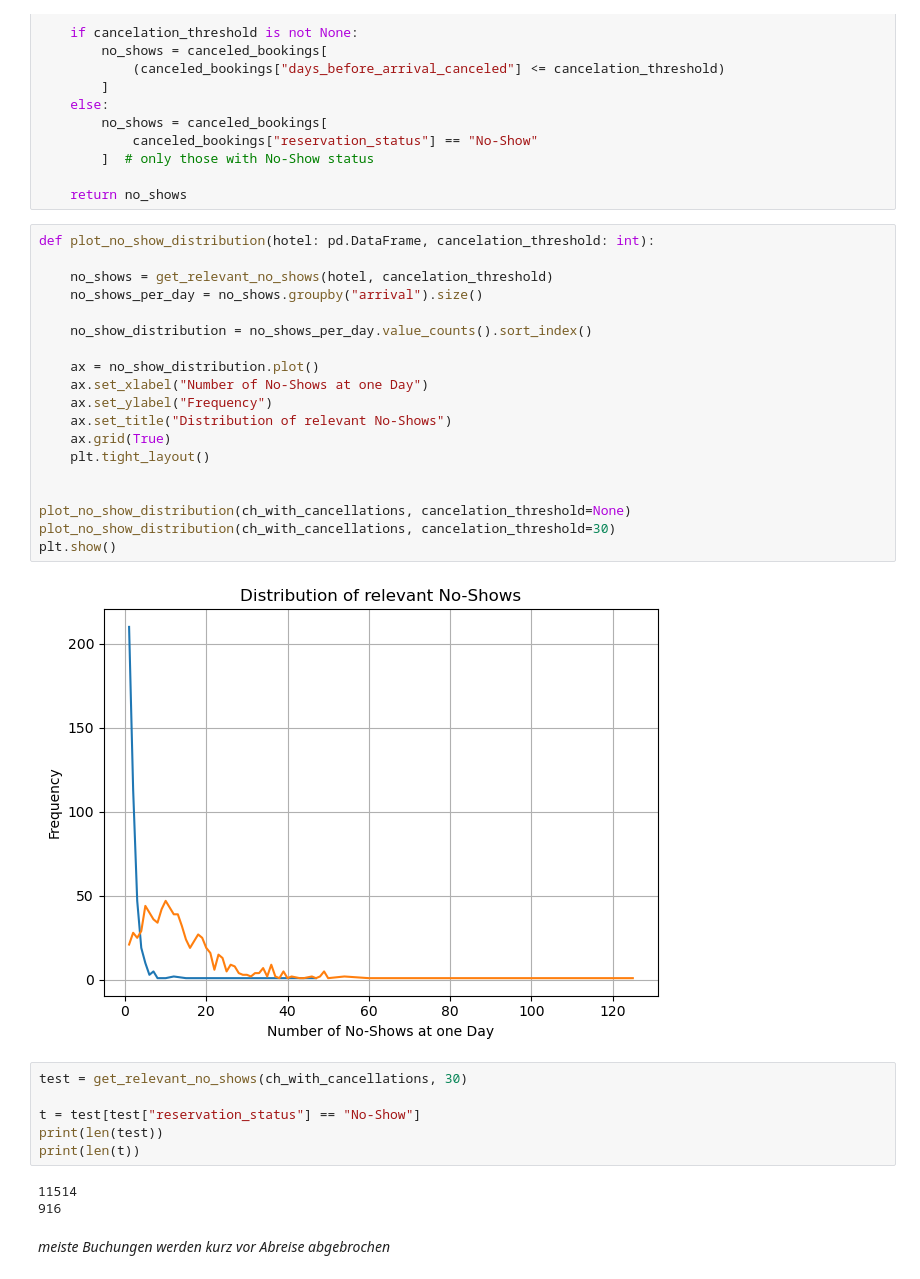
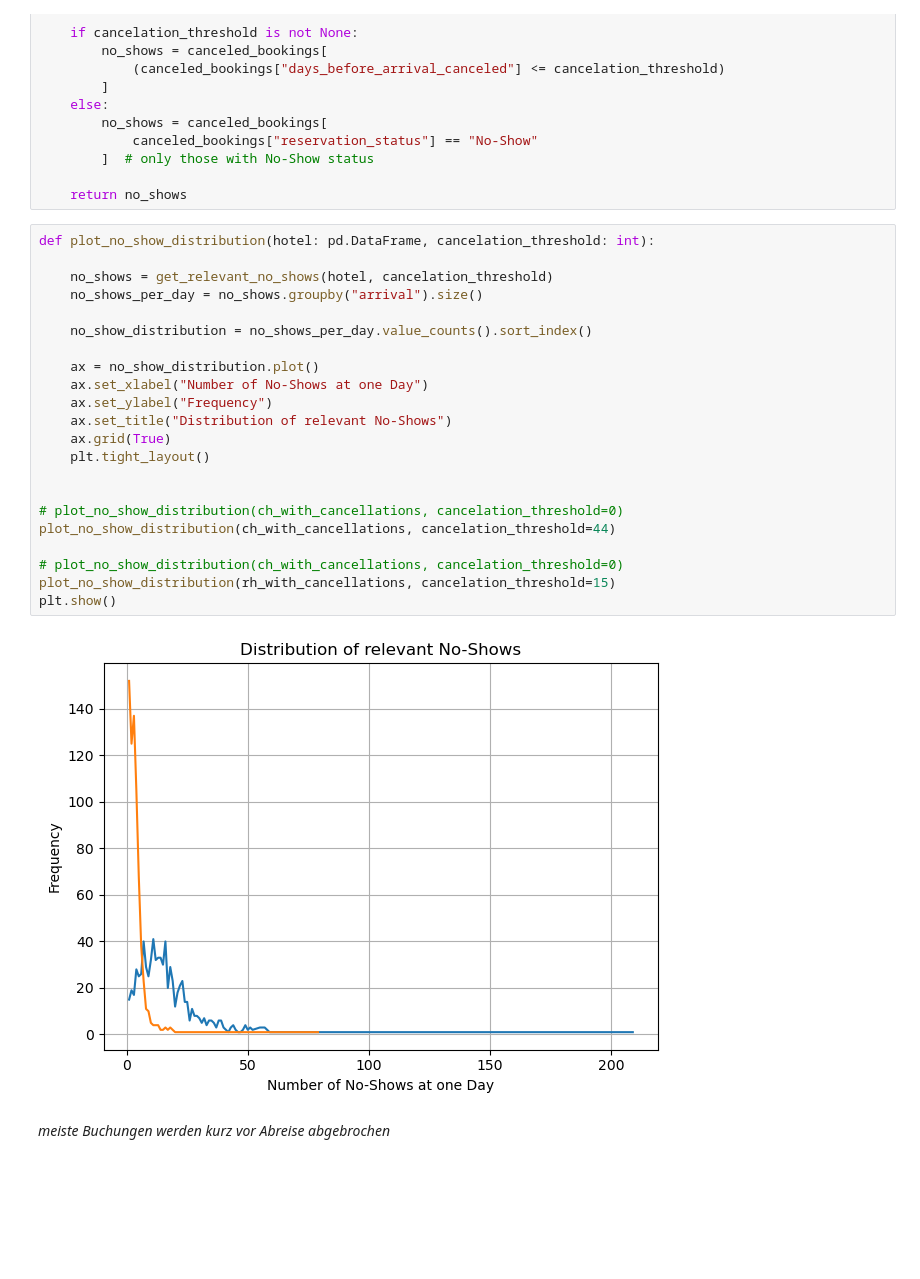
Before and after one commit to Omid-Sedighi-Mornani/case-study-template-revenue-management-Kilian-Jetschni-Omid-Sedighi-Mornani, a Jupyter notebook: solution.ipynb, the cells around one changed output. Cells and saved outputs as stored; diff of their text form; blank space fills up the shorter version.

```diff
--- a/solution.ipynb
+++ b/solution.ipynb
@@ -766,33 +778,27 @@ def get_relevant_no_shows(
 # %%
 def plot_no_show_distribution(hotel: pd.DataFrame, cancelation_threshold: int):
 
     no_shows = get_relevant_no_shows(hotel, cancelation_threshold)
     no_shows_per_day = no_shows.groupby("arrival").size()
 
     no_show_distribution = no_shows_per_day.value_counts().sort_index()
 
     ax = no_show_distribution.plot()
     ax.set_xlabel("Number of No-Shows at one Day")
     ax.set_ylabel("Frequency")
     ax.set_title("Distribution of relevant No-Shows")
     ax.grid(True)
     plt.tight_layout()
 
 
-plot_no_show_distribution(ch_with_cancellations, cancelation_threshold=None)
-plot_no_show_distribution(ch_with_cancellations, cancelation_threshold=30)
+# plot_no_show_distribution(ch_with_cancellations, cancelation_threshold=0)
+plot_no_show_distribution(ch_with_cancellations, cancelation_threshold=44)
+
+# plot_no_show_distribution(ch_with_cancellations, cancelation_threshold=0)
+plot_no_show_distribution(rh_with_cancellations, cancelation_threshold=15)
 plt.show()
 # %% [output]
-[figure, old version]
+[figure, new version]
-# %%
-test = get_relevant_no_shows(ch_with_cancellations, 30)
-
-t = test[test["reservation_status"] == "No-Show"]
-print(len(test))
-print(len(t))
-# %% [output]
-11514
-916
 # %% [markdown]
 _meiste Buchungen werden kurz vor Abreise abgebrochen_
 # %%
```
Also changed, not shown: parts of 7 cells of this notebook.
